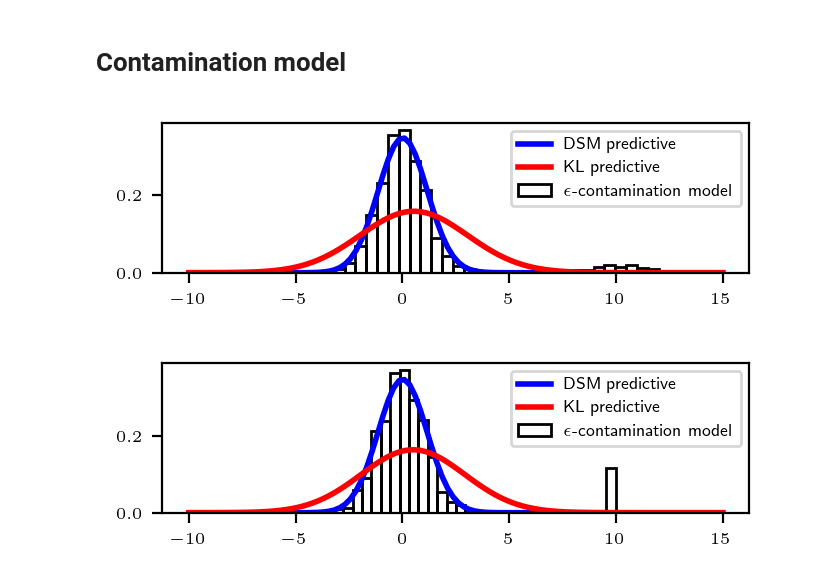
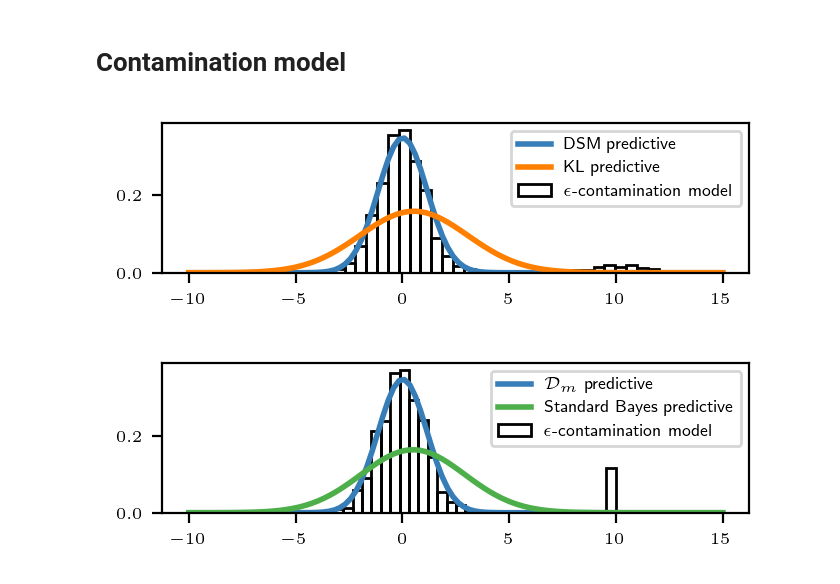
Before and after one commit to maltamiranomontero/DSM-bocd, a Jupyter notebook: notebooks/aux_figures.ipynb, the cells around one changed output. Drawn from its saved outputs; the diff is of its cells as text; code cells hidden in the pictures.

```diff
--- a/notebooks/aux_figures.ipynb
+++ b/notebooks/aux_figures.ipynb
@@ -3,6 +3,10 @@ import numpy as np
 import matplotlib.pyplot as plt
 from tueplots import bundles, figsizes
 from scipy import stats
+
+CB_color_cycle = ['#377eb8', '#ff7f00', '#4daf4a',
+                  '#f781bf', '#a65628', '#984ea3',
+                  '#999999', '#e41a1c', '#dede00']
 # %% [markdown]
 # Score Function
 # %%
@@ -24,0 +29,8 @@ with plt.rc_context(bundles.icml2022(ncols=2)):
+# %%
+x = np.linspace(-10, 10, 10000)
+FILE_NAME = 'results/aux-figures/score_col_2.pdf'
+with plt.rc_context(bundles.icml2022(ncols=2)):
+    fig, axs = plt.subplots(ncols=2, dpi = 200)
+    axs[0].plot(x, np.abs(grad_log_normal(x, mu=10)-grad_log_normal(x))**2,CB_color_cycle[1], lw=2)
+    axs[1].plot(x, np.abs((m(x)*(grad_log_normal(x,mu=10)-grad_log_normal(x)))**2),CB_color_cycle[0], lw=2)
+    fig.savefig(FILE_NAME, format="pdf", bbox_inches= "tight")
@@ -101,13 +138,13 @@ x = np.linspace(-10,15, 100)
 FILE_NAME = 'results/aux-figures/contamination.pdf'
 with plt.rc_context(bundles.icml2022(ncols=2)):
     plt.subplots(dpi = 200)
-    plt.plot(x,stats.norm.pdf(x,loc = mu_dsm, scale = std_dsm),'b-', lw=2, label='DSM predictive')
-    plt.plot(x, stats.norm.pdf(x,loc = mu, scale = std),'r-', lw=2, label='KL predictive')
+    plt.plot(x,stats.norm.pdf(x,loc = mu_dsm, scale = std_dsm),CB_color_cycle[0], lw=2, label='DSM predictive')
+    plt.plot(x, stats.norm.pdf(x,loc = mu, scale = std),CB_color_cycle[1], lw=2, label='KL predictive')
     plt.hist(X, density=True, bins=30, label = r' $\epsilon$-contamination model', edgecolor='black', facecolor='none')
     plt.legend()
     plt.savefig(FILE_NAME, format="pdf", bbox_inches= "tight")
 # %% [output]
-[figure, old version]
+[figure, new version]
 # %%
 np.random.seed(100)
 n= 1000
@@ -130,12 +167,12 @@ std_dsm = np.sqrt(1/eta[1])
 # %%
 x = np.linspace(-10,15, 100)
 FILE_NAME = 'results/aux-figures/contamination2.pdf'
 with plt.rc_context(bundles.icml2022(ncols=2)):
     plt.subplots(dpi = 200)
-    plt.plot(x,stats.norm.pdf(x,loc = mu_dsm, scale = std_dsm),'b-', lw=2, label='DSM predictive')
-    plt.plot(x, stats.norm.pdf(x,loc = mu, scale = std),'r-', lw=2, label='KL predictive')
+    plt.plot(x,stats.norm.pdf(x,loc = mu_dsm, scale = std_dsm),CB_color_cycle[0], lw=2, label=r'$\mathcal{D}_{m}$ predictive')
+    plt.plot(x, stats.norm.pdf(x,loc = mu, scale = std),CB_color_cycle[2], lw=2, label='Standard Bayes predictive')
     plt.hist(X, density=True, bins=30, label = r' $\epsilon$-contamination model', edgecolor='black', facecolor='none')
     plt.legend()
     plt.savefig(FILE_NAME, format="pdf", bbox_inches= "tight")
 # %% [output]
-[figure, old version]
+[figure, new version]
```
Also changed, not shown: parts of 8 cells of this notebook, 41 other files.
